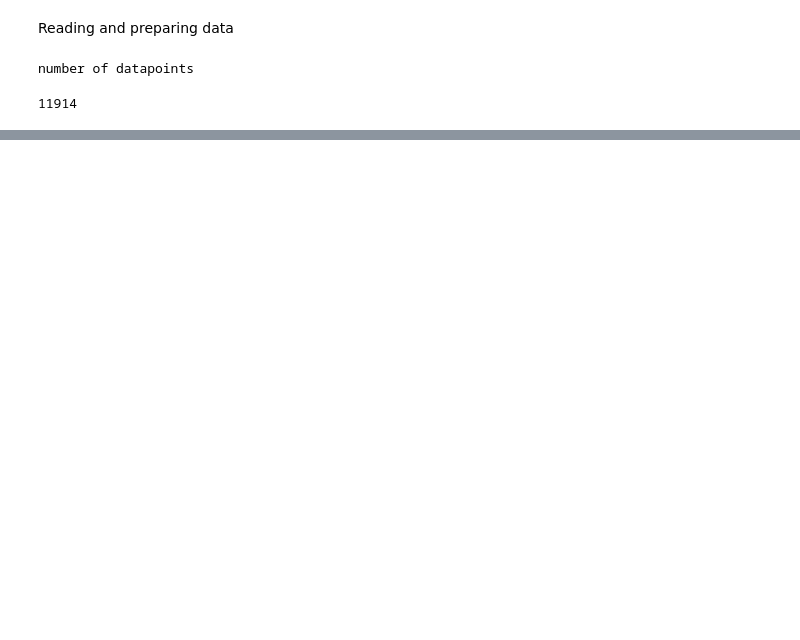
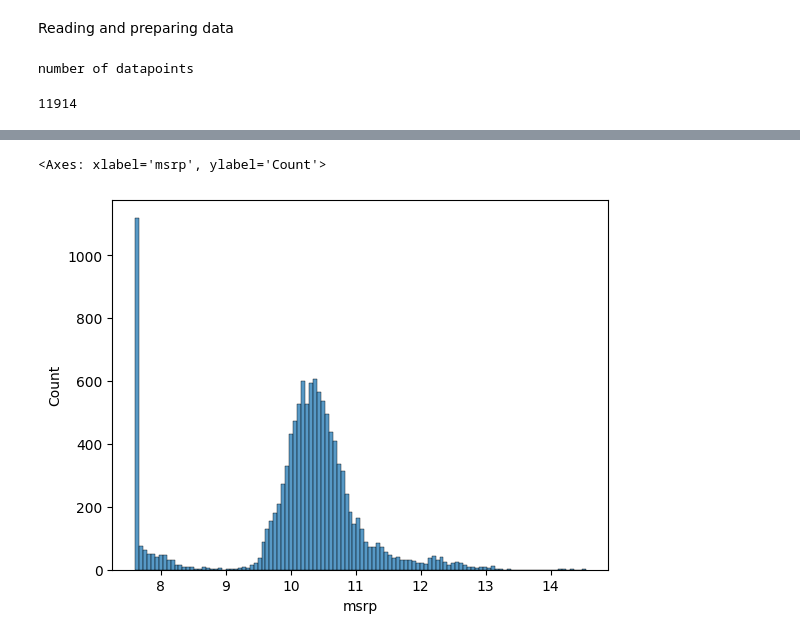
Before and after one commit to AlphonseBrandon/ml-tutorials, a Jupyter notebook: 02_notebooks/car-price-prediction.ipynb, the cells around one changed output, grey strips where cells are left out. Drawn from its saved outputs; the diff is of its cells as text; code cells hidden in the pictures; blank space fills up the shorter version.

```diff
--- a/02_notebooks/car-price-prediction.ipynb
+++ b/02_notebooks/car-price-prediction.ipynb
@@ -42,0 +55,6 @@ df.head()
+# %%
+log_price = np.log1p(df.msrp)
+sns.histplot(log_price)
+# %% [output]
+<Axes: xlabel='msrp', ylabel='Count'>
+[figure, added]
```
Also changed, not shown: parts of 3 cells of this notebook.
